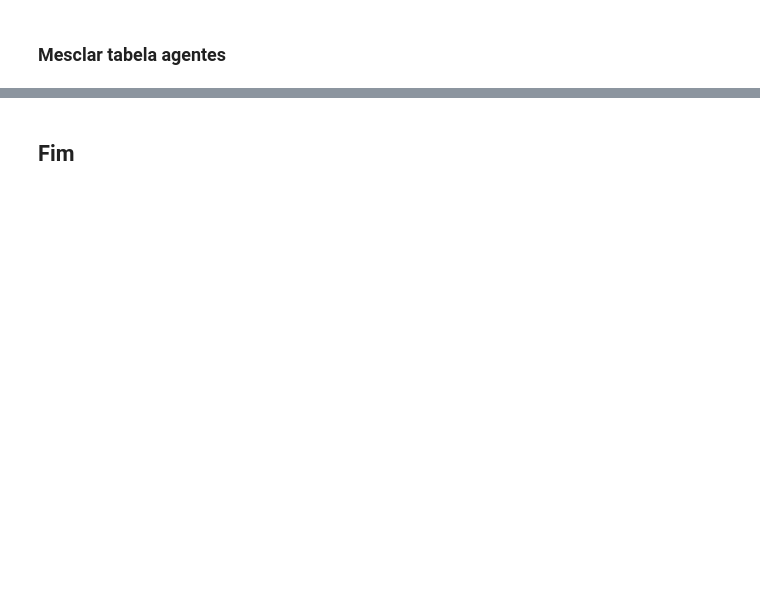
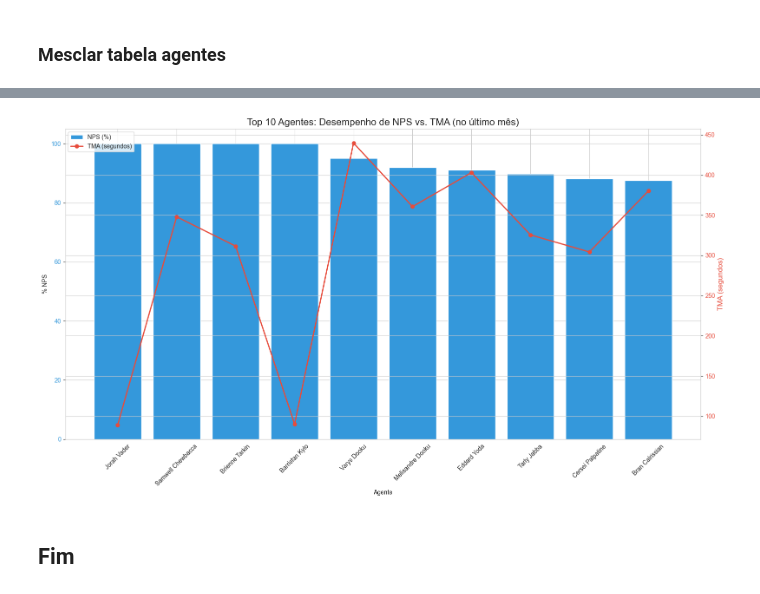
Before and after one commit to Marvin99SO/CAC-Case, a Jupyter notebook: notebooks/ead_virtex.ipynb, the cells around one changed output, grey strips where cells are left out. Cells and saved outputs as stored; diff of their text form; code cells hidden in the pictures; blank space fills up the shorter version.

```diff
--- a/notebooks/ead_virtex.ipynb
+++ b/notebooks/ead_virtex.ipynb
@@ -935,0 +997,13 @@ fig1.plot()
+# %%
+# Top 10 agentes por volume
+df_ordenado = df_final_com_turno.sort_values('mes_atendimento', ascending=False)
+df_ordenado = df_ordenado.drop_duplicates(subset=['agente'], keep='first')
+
+best_agentes = df_ordenado.sort_values('nota_nps', ascending=False).head(10)
+print(f"\nTop 10 Agentes (por volume de atendimentos):")
+display(best_agentes)
+
+# Top 5 agentes com baixa performance (nota < 3)
+not_so_great_agentes = df_final_com_turno.sort_values('nota_nps', ascending=True).tail(5)
+print(f"\nTop 10 Agentes com baixa performance (nota < 3):")
+display(not_so_great_agentes)
@@ -936,2 +1030,42 @@ fig1.plot()
+# %%
+# Visualização
+fig, ax1 = plt.subplots(figsize=(16, 9))
+
+cor_barra = '#3498db'
+cor_linha = '#e74c3c'
+
+ax1.bar(
+    best_agentes['agente'],
+    best_agentes['nota_nps'],
+    color=cor_barra,
+    label = 'NPS (%)'
+)
+ax1.set_ylabel('% NPS')
+ax1.set_xlabel('Agente')
+ax1.tick_params(axis='y', labelcolor=cor_barra)
+
+ax2 = ax1.twinx()
+ax2.plot(
+    best_agentes['agente'],
+    best_agentes['tma_medio'],
+    color=cor_linha,
+    marker='o',
+    linewidth=2,
+    label = 'TMA (segundos)'
+)
+ax2.set_ylabel('TMA (segundos)', color=cor_linha, fontsize=12)
+ax2.tick_params(axis='y', labelcolor=cor_linha)
+
+plt.title('Top 10 Agentes: Desempenho de NPS vs. TMA (no último mês)', fontsize=16)
+ax1.tick_params(axis='x', rotation=45)
+fig.tight_layout()
+
+lines, labels = ax1.get_legend_handles_labels()
+lines2, labels2 = ax2.get_legend_handles_labels()
+ax2.legend(lines + lines2, labels + labels2, loc='upper left')
+
+plt.show()
+# %% [output]
+[figure, added]
 # %% [markdown]
 ## Fim
```
Also changed, not shown: parts of 15 cells of this notebook, 3 other files.
